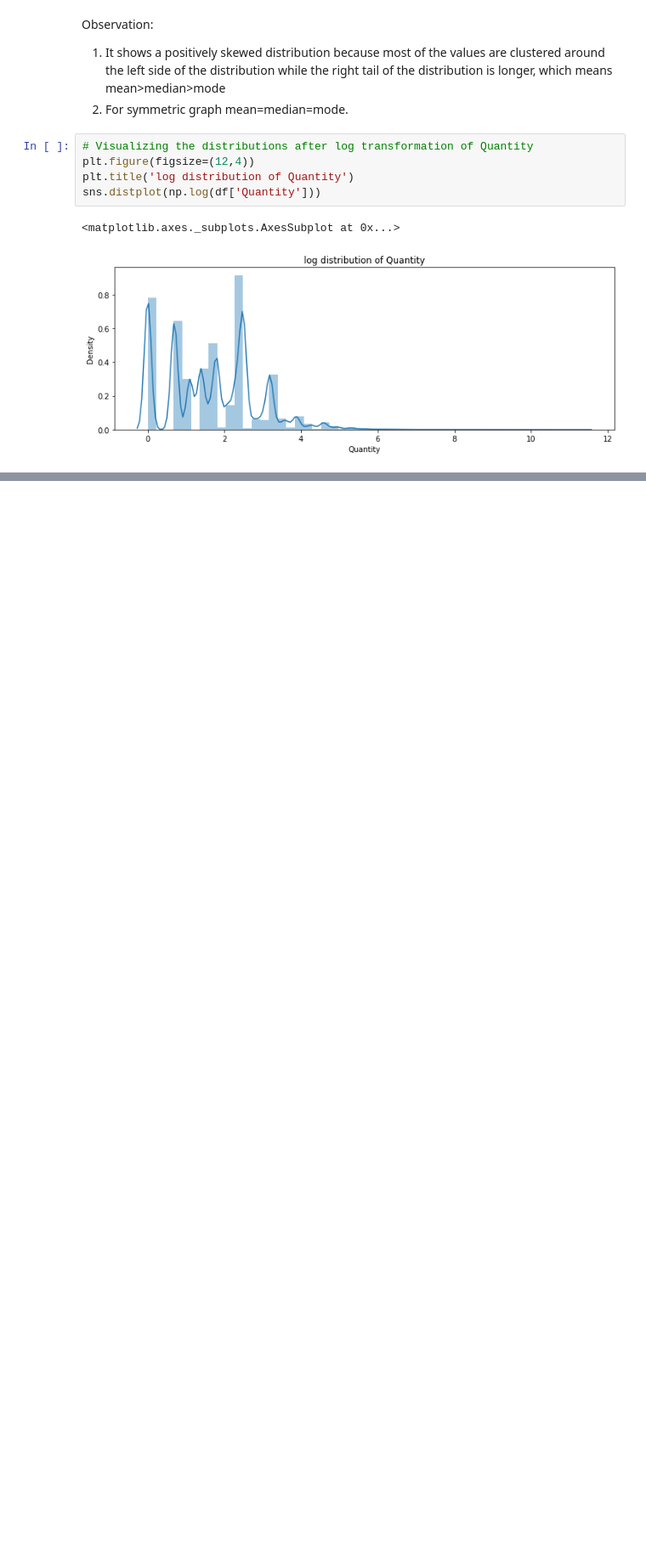
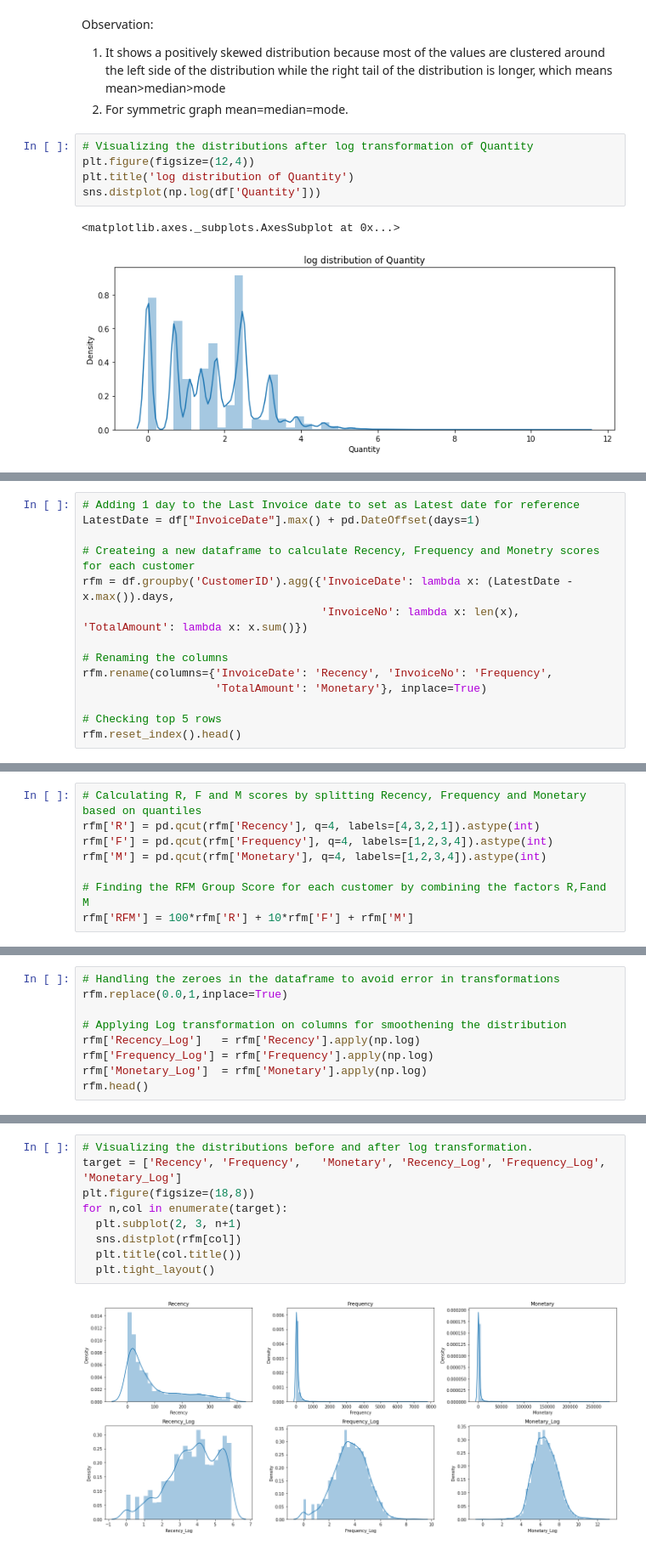
Before and after one commit to Shatakd/Customer-Segmentation-Clustering, a Jupyter notebook: Shatak_Customer_segmentation(Clustering).ipynb, the cells around one changed output, grey strips where cells are left out. Shown: that part at 85% size. Cells and saved outputs as stored; diff of their text form; blank space fills up the shorter version.

```diff
--- a/Shatak_Customer_segmentation(Clustering).ipynb
+++ b/Shatak_Customer_segmentation(Clustering).ipynb
@@ -272,0 +275,14 @@ sns.distplot(np.log(df['Quantity']))
+# %%
+# Adding 1 day to the Last Invoice date to set as Latest date for reference
+LatestDate = df["InvoiceDate"].max() + pd.DateOffset(days=1)
+
+# Createing a new dataframe to calculate Recency, Frequency and Monetry scores for each customer
+rfm = df.groupby('CustomerID').agg({'InvoiceDate': lambda x: (LatestDate - x.max()).days,
+                                    'InvoiceNo': lambda x: len(x), 'TotalAmount': lambda x: x.sum()})
+
+# Renaming the columns
+rfm.rename(columns={'InvoiceDate': 'Recency', 'InvoiceNo': 'Frequency',
+                    'TotalAmount': 'Monetary'}, inplace=True)
+
+# Checking top 5 rows
+rfm.reset_index().head()
@@ -272,0 +301,8 @@ sns.distplot(np.log(df['Quantity']))
+# %%
+# Calculating R, F and M scores by splitting Recency, Frequency	and Monetary based on quantiles
+rfm['R'] = pd.qcut(rfm['Recency'], q=4, labels=[4,3,2,1]).astype(int)
+rfm['F'] = pd.qcut(rfm['Frequency'], q=4, labels=[1,2,3,4]).astype(int)
+rfm['M'] = pd.qcut(rfm['Monetary'], q=4, labels=[1,2,3,4]).astype(int)
+
+# Finding the RFM Group Score for each customer by combining the factors R,Fand M
+rfm['RFM'] = 100*rfm['R'] + 10*rfm['F'] + rfm['M']
@@ -272,0 +315,9 @@ sns.distplot(np.log(df['Quantity']))
+# %%
+# Handling the zeroes in the dataframe to avoid error in transformations
+rfm.replace(0.0,1,inplace=True)
+
+# Applying Log transformation on columns for smoothening the distribution
+rfm['Recency_Log']   = rfm['Recency'].apply(np.log)
+rfm['Frequency_Log'] = rfm['Frequency'].apply(np.log)
+rfm['Monetary_Log']  = rfm['Monetary'].apply(np.log)
+rfm.head()
@@ -272,0 +345,11 @@ sns.distplot(np.log(df['Quantity']))
+# %%
+# Visualizing the distributions before and after log transformation.
+target = ['Recency', 'Frequency',	'Monetary', 'Recency_Log', 'Frequency_Log', 'Monetary_Log']
+plt.figure(figsize=(18,8))
+for n,col in enumerate(target):
+  plt.subplot(2, 3, n+1)
+  sns.distplot(rfm[col])
+  plt.title(col.title())
+  plt.tight_layout()
+# %% [output]
+[figure, added]
```
Also changed, not shown: parts of 8 cells of this notebook.
